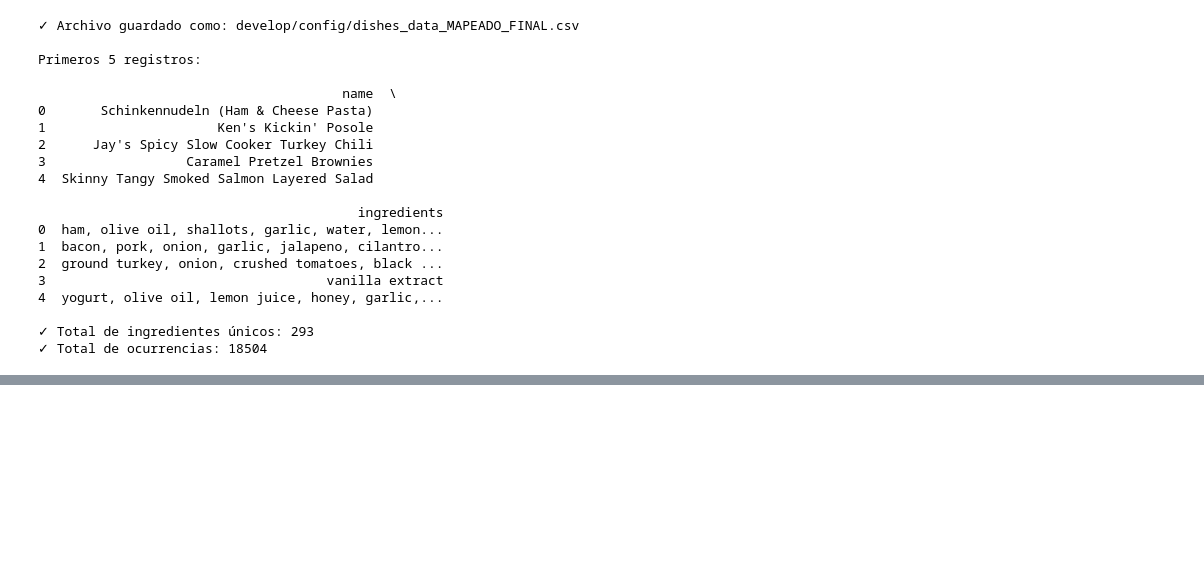
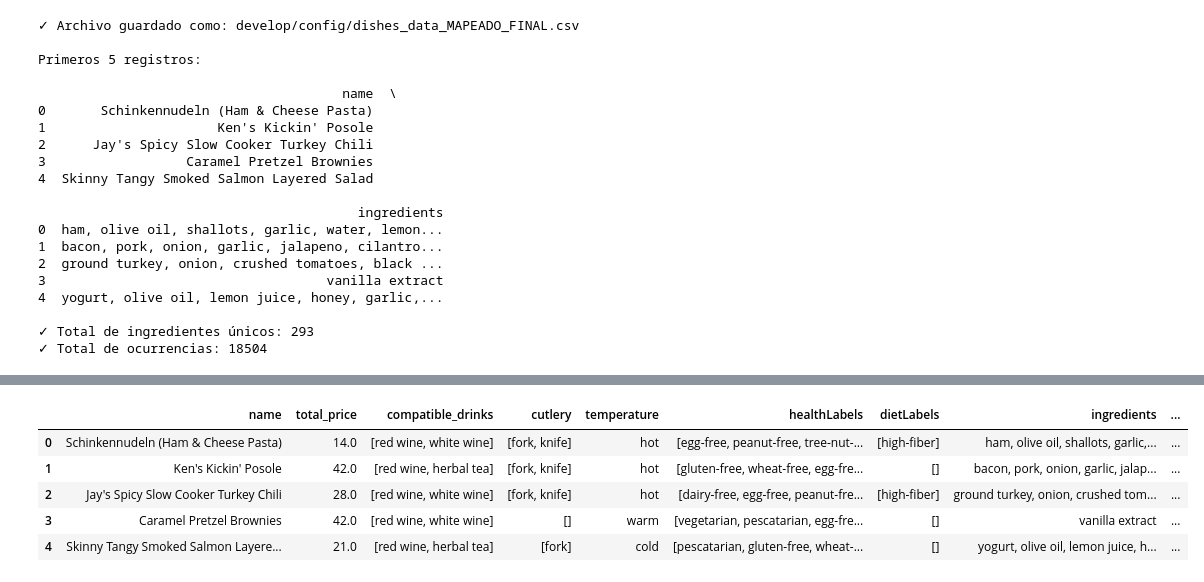
Before and after one commit to Stargix/SBC_CBR, a Jupyter notebook: dataset2.ipynb, the cells around one changed output, grey strips where cells are left out. Drawn from its saved outputs; the diff is of its cells as text; code cells hidden in the pictures; blank space fills up the shorter version.

```diff
--- a/dataset2.ipynb
+++ b/dataset2.ipynb
@@ -882,0 +931,9 @@ ingredient_to_cultures = {
+# %%
+df.head()
+# %% [output]
+|  | name | total_price | compatible_drinks | cutlery | temperature | healthLabels | dietLabels | ingredients | ... |
+| 0 | Schinkennudeln (Ham & Cheese Pasta) | 14.0 | [red wine, white wine] | [fork, knife] | hot | [egg-free, peanut-free, tree-nut-... | [high-fiber] | ham, olive oil, shallots, garlic,... | ... |
+| 1 | Ken's Kickin' Posole | 42.0 | [red wine, herbal tea] | [fork, knife] | hot | [gluten-free, wheat-free, egg-fre... | [] | bacon, pork, onion, garlic, jalap... | ... |
+| 2 | Jay's Spicy Slow Cooker Turkey Chili | 28.0 | [red wine, white wine] | [fork, knife] | hot | [dairy-free, egg-free, peanut-fre... | [high-fiber] | ground turkey, onion, crushed tom... | ... |
+| 3 | Caramel Pretzel Brownies | 42.0 | [red wine, white wine] | [] | warm | [vegetarian, pescatarian, egg-fre... | [] | vanilla extract | ... |
+| 4 | Skinny Tangy Smoked Salmon Layere... | 21.0 | [red wine, herbal tea] | [fork] | cold | [pescatarian, gluten-free, wheat-... | [] | yogurt, olive oil, lemon juice, h... | ... |
```
Also changed, not shown: parts of 1 cell of this notebook, 11 other files.
